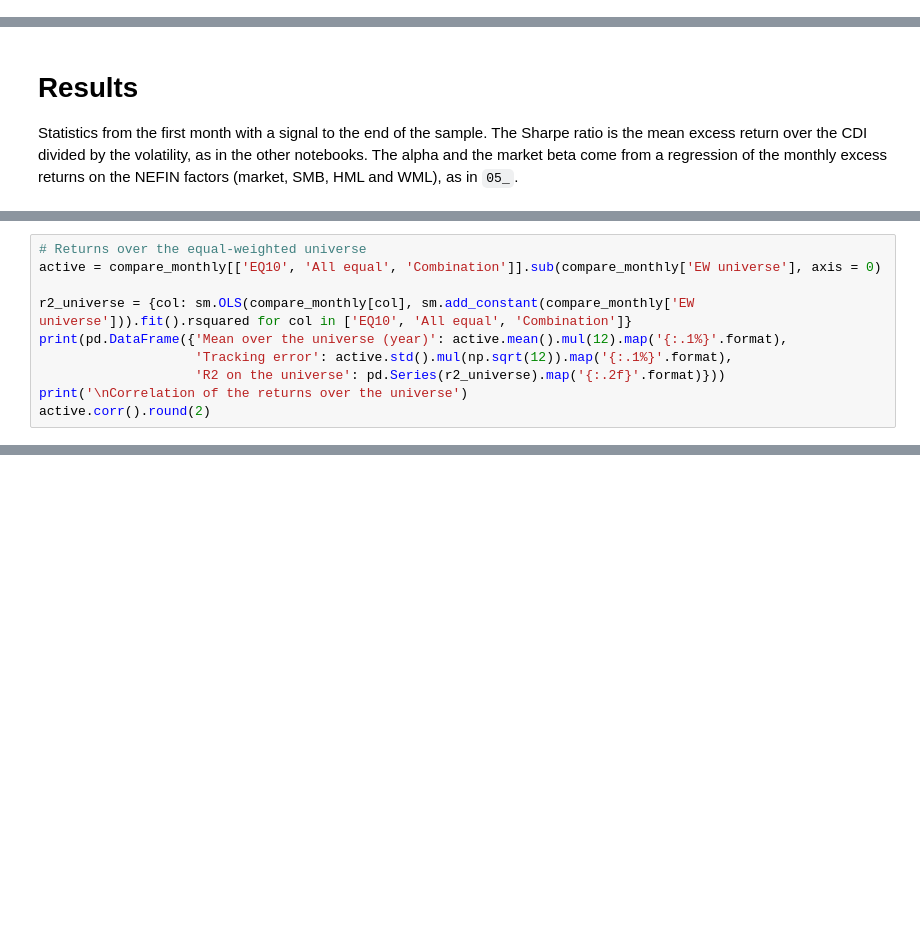
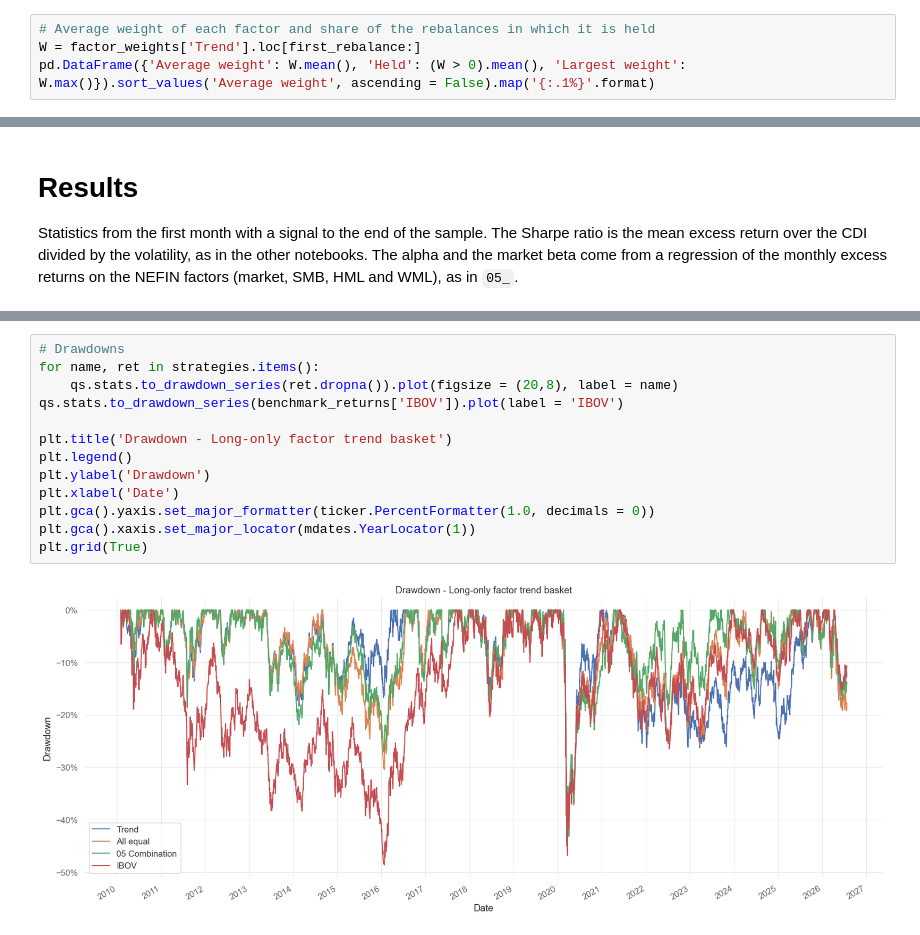
Before and after one commit to pedroandion/brazil-equity-factors, a Jupyter notebook: 06_factor_trend_long_only.ipynb, the cells around one changed output, grey strips where cells are left out. Saved outputs shown, nothing was run; the diff lists cells and outputs as text; blank space fills up the shorter version.

```diff
--- a/06_factor_trend_long_only.ipynb
+++ b/06_factor_trend_long_only.ipynb
@@ -431,0 +425,4 @@ First rebalance: 2010-02-01, returns from 2010-02-02
+# %%
+# Average weight of each factor and share of the rebalances in which it is held
+W = factor_weights['Trend'].loc[first_rebalance:]
+pd.DataFrame({'Average weight': W.mean(), 'Held': (W > 0).mean(), 'Largest weight': W.max()}).sort_values('Average weight', ascending = False).map('{:.1%}'.format)
@@ -764,10 +499,0 @@ Correlation of the monthly returns
-# %%
-# Returns over the equal-weighted universe
-active = compare_monthly[['EQ10', 'All equal', 'Combination']].sub(compare_monthly['EW universe'], axis = 0)
-
-r2_universe = {col: sm.OLS(compare_monthly[col], sm.add_constant(compare_monthly['EW universe'])).fit().rsquared for col in ['EQ10', 'All equal', 'Combination']}
-print(pd.DataFrame({'Mean over the universe (year)': active.mean().mul(12).map('{:.1%}'.format),
-                    'Tracking error': active.std().mul(np.sqrt(12)).map('{:.1%}'.format),
-                    'R2 on the universe': pd.Series(r2_universe).map('{:.2f}'.format)}))
-print('\nCorrelation of the returns over the universe')
-active.corr().round(2)
@@ -931,0 +568,15 @@ dtype: object
+# %%
+# Drawdowns
+for name, ret in strategies.items():
+    qs.stats.to_drawdown_series(ret.dropna()).plot(figsize = (20,8), label = name)
+qs.stats.to_drawdown_series(benchmark_returns['IBOV']).plot(label = 'IBOV')
+
+plt.title('Drawdown - Long-only factor trend basket')
+plt.legend()
+plt.ylabel('Drawdown')
+plt.xlabel('Date')
+plt.gca().yaxis.set_major_formatter(ticker.PercentFormatter(1.0, decimals = 0))
+plt.gca().xaxis.set_major_locator(mdates.YearLocator(1))
+plt.grid(True)
+# %% [output]
+[figure, added]
```
Also changed, not shown: parts of 56 cells of this notebook.
